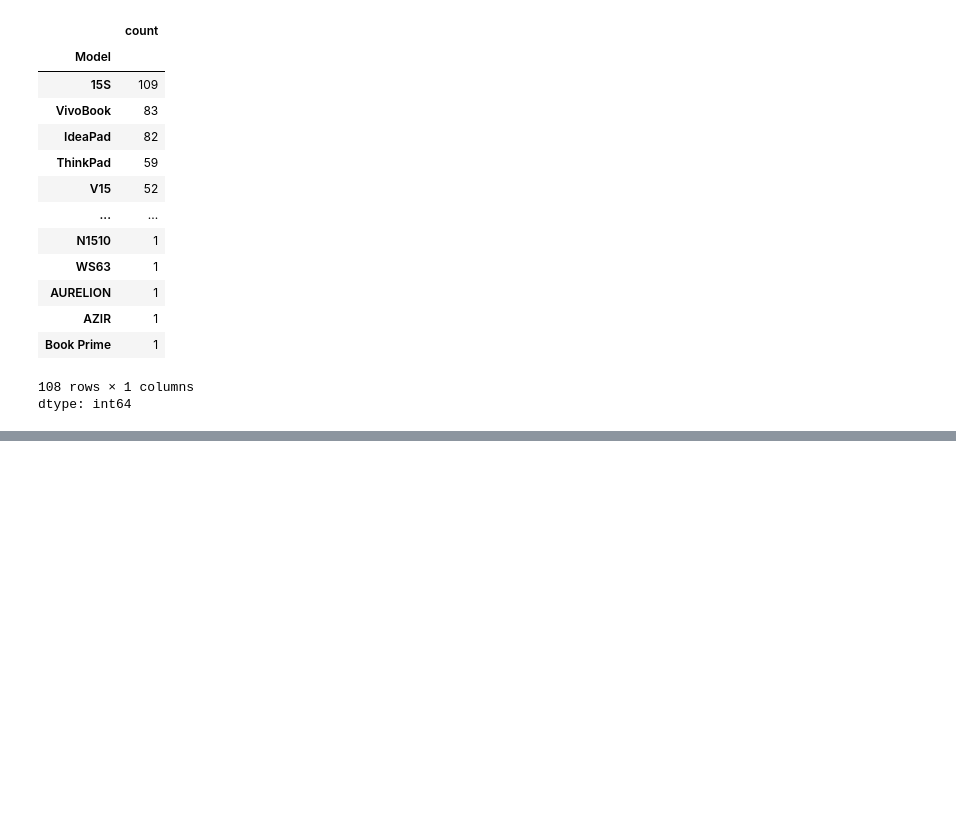
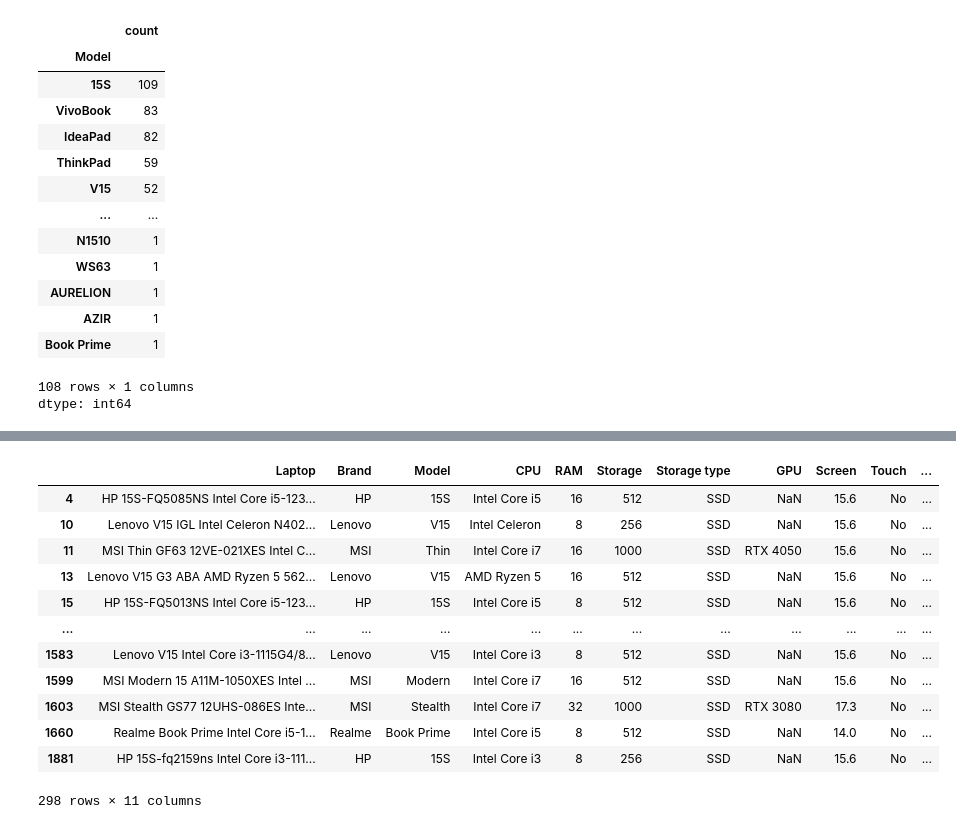
Before and after one commit to f2rra/lappick-ml, a Jupyter notebook: notebooks/exploratory-data-analysis.ipynb, the cells around one changed output, grey strips where cells are left out. Saved outputs shown, nothing was run; the diff lists cells and outputs as text; code cells hidden in the pictures; blank space fills up the shorter version.

```diff
--- a/notebooks/exploratory-data-analysis.ipynb
+++ b/notebooks/exploratory-data-analysis.ipynb
@@ -194,0 +251,2 @@ dtype: int64
+# %%
+laptop_df = laptop_df[~((laptop_df['Brand'].isin(brand_to_look)) | laptop_df['Model'].isin(model_drop))]
@@ -194,0 +272,20 @@ dtype: int64
+# %%
+model_to_look = ['15S',
+ '14S',
+ '14w',
+ '17',
+ '250',
+ '255',
+ '470',
+ 'V14',
+ 'V15',
+ 'V17',
+ 'F415EA',
+ 'F515',
+ 'M515',
+ 'M515UA',
+ '100e',
+ '100w',
+ '300w','300w','14w','LOQ','Book Prime','Notebook','Thin','Ultra','Modern','Stealth']
+# %%
+model_to_look = [x for x in model_to_look if x in laptop_df['Model'].unique()]
@@ -194,0 +312,16 @@ dtype: int64
+# %%
+laptop_df[laptop_df['Model'].isin(model_to_look)]
+# %% [output]
+|  | Laptop | Brand | Model | CPU | RAM | Storage | Storage type | GPU | Screen | Touch | ... |
+| 4 | HP 15S-FQ5085NS Intel Core i5-123... | HP | 15S | Intel Core i5 | 16 | 512 | SSD | NaN | 15.6 | No | ... |
+| 10 | Lenovo V15 IGL Intel Celeron N402... | Lenovo | V15 | Intel Celeron | 8 | 256 | SSD | NaN | 15.6 | No | ... |
+| 11 | MSI Thin GF63 12VE-021XES Intel C... | MSI | Thin | Intel Core i7 | 16 | 1000 | SSD | RTX 4050 | 15.6 | No | ... |
+| 13 | Lenovo V15 G3 ABA AMD Ryzen 5 562... | Lenovo | V15 | AMD Ryzen 5 | 16 | 512 | SSD | NaN | 15.6 | No | ... |
+| 15 | HP 15S-FQ5013NS Intel Core i5-123... | HP | 15S | Intel Core i5 | 8 | 512 | SSD | NaN | 15.6 | No | ... |
+| ... | ... | ... | ... | ... | ... | ... | ... | ... | ... | ... | ... |
+| 1583 | Lenovo V15 Intel Core i3-1115G4/8... | Lenovo | V15 | Intel Core i3 | 8 | 512 | SSD | NaN | 15.6 | No | ... |
+| 1599 | MSI Modern 15 A11M-1050XES Intel ... | MSI | Modern | Intel Core i7 | 16 | 512 | SSD | NaN | 15.6 | No | ... |
+| 1603 | MSI Stealth GS77 12UHS-086ES Inte... | MSI | Stealth | Intel Core i7 | 32 | 1000 | SSD | RTX 3080 | 17.3 | No | ... |
+| 1660 | Realme Book Prime Intel Core i5-1... | Realme | Book Prime | Intel Core i5 | 8 | 512 | SSD | NaN | 14.0 | No | ... |
+| 1881 | HP 15S-fq2159ns Intel Core i3-111... | HP | 15S | Intel Core i3 | 8 | 256 | SSD | NaN | 15.6 | No | ... |
+298 rows × 11 columns
```
Also changed, not shown: parts of 6 cells of this notebook.
